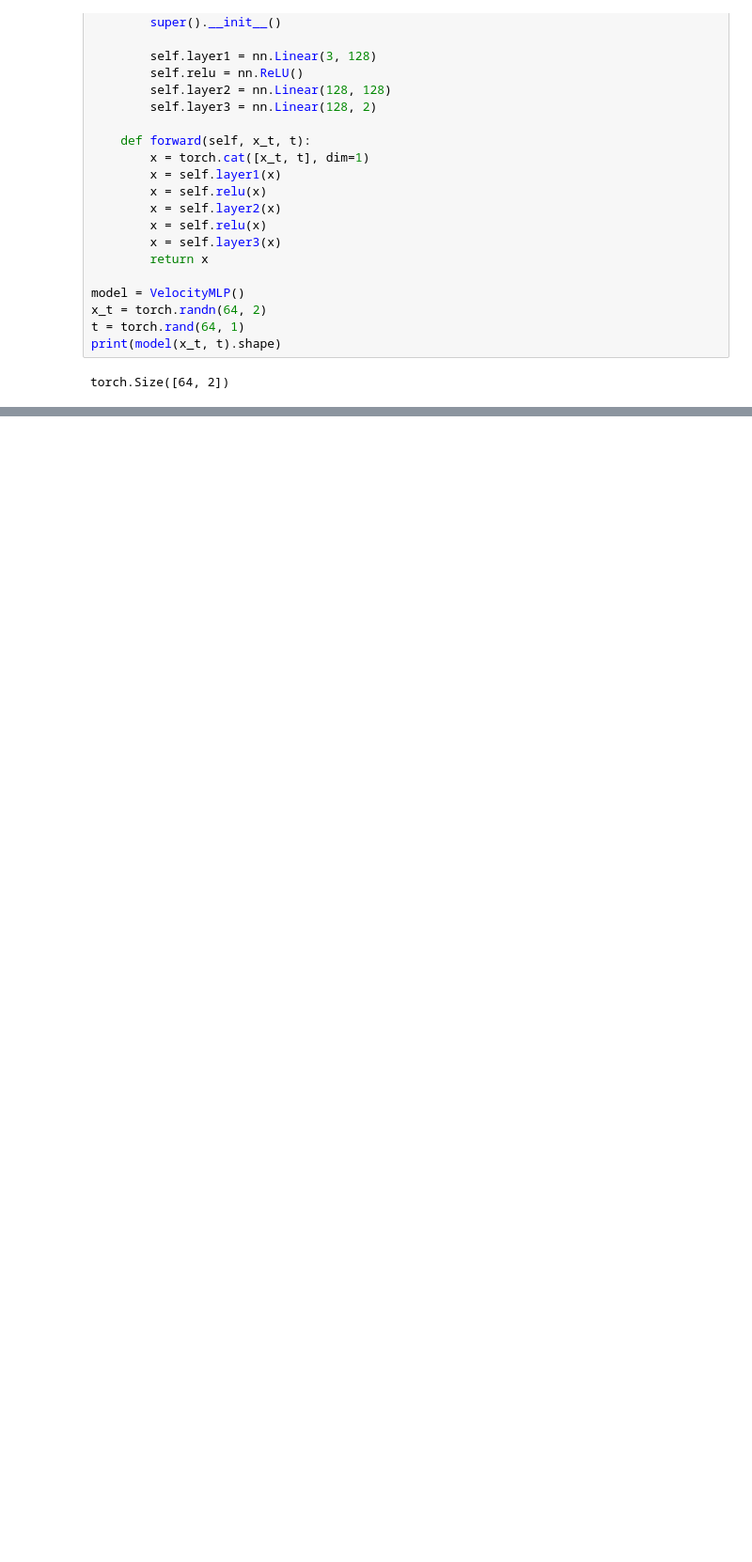
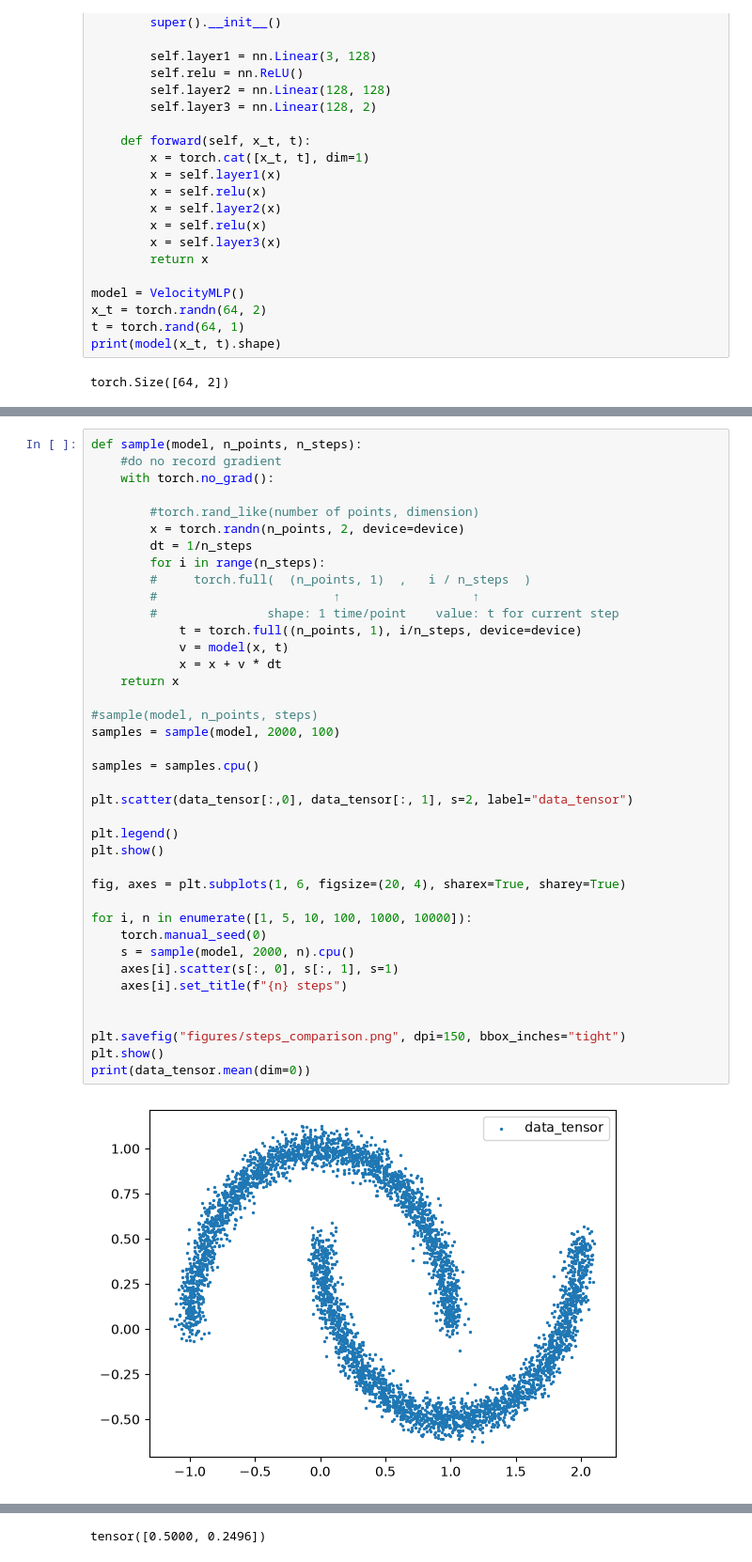
Before and after one commit to teresaecho22/flow-matching, a Jupyter notebook: flow_2d.ipynb, the cells around one changed output, grey strips where cells are left out. Shown at 94% size. Saved outputs shown, nothing was run; the diff lists cells and outputs as text; blank space fills up the shorter version.

Commit message:
Sampling, steps comparison, loss curve

```diff
--- a/flow_2d.ipynb
+++ b/flow_2d.ipynb
@@ -96,0 +97,41 @@ step 4500  |  loss 1.0077
+# %%
+def sample(model, n_points, n_steps):
+    #do no record gradient
+    with torch.no_grad():
+
+        #torch.rand_like(number of points, dimension)
+        x = torch.randn(n_points, 2, device=device)
+        dt = 1/n_steps
+        for i in range(n_steps):
+        #     torch.full(  (n_points, 1)  ,   i / n_steps  )
+        #                        ↑                  ↑
+        #               shape: 1 time/point    value: t for current step
+            t = torch.full((n_points, 1), i/n_steps, device=device)
+            v = model(x, t)
+            x = x + v * dt
+    return x
+
+#sample(model, n_points, steps)
+samples = sample(model, 2000, 100)
+
+samples = samples.cpu()
+
+plt.scatter(data_tensor[:,0], data_tensor[:, 1], s=2, label="data_tensor")
+
+plt.legend()
+plt.show()
+
+fig, axes = plt.subplots(1, 6, figsize=(20, 4), sharex=True, sharey=True)
+
+for i, n in enumerate([1, 5, 10, 100, 1000, 10000]):
+    torch.manual_seed(0)
+    s = sample(model, 2000, n).cpu()
+    axes[i].scatter(s[:, 0], s[:, 1], s=1)
+    axes[i].set_title(f"{n} steps")
+
+
+plt.savefig("figures/steps_comparison.png", dpi=150, bbox_inches="tight")
+plt.show()
+print(data_tensor.mean(dim=0))
+# %% [output]
+[figure, added]
@@ -96,0 +139 @@ step 4500  |  loss 1.0077
+tensor([0.5000, 0.2496])
```
Also changed, not shown: parts of 5 cells of this notebook, 1 other file.
